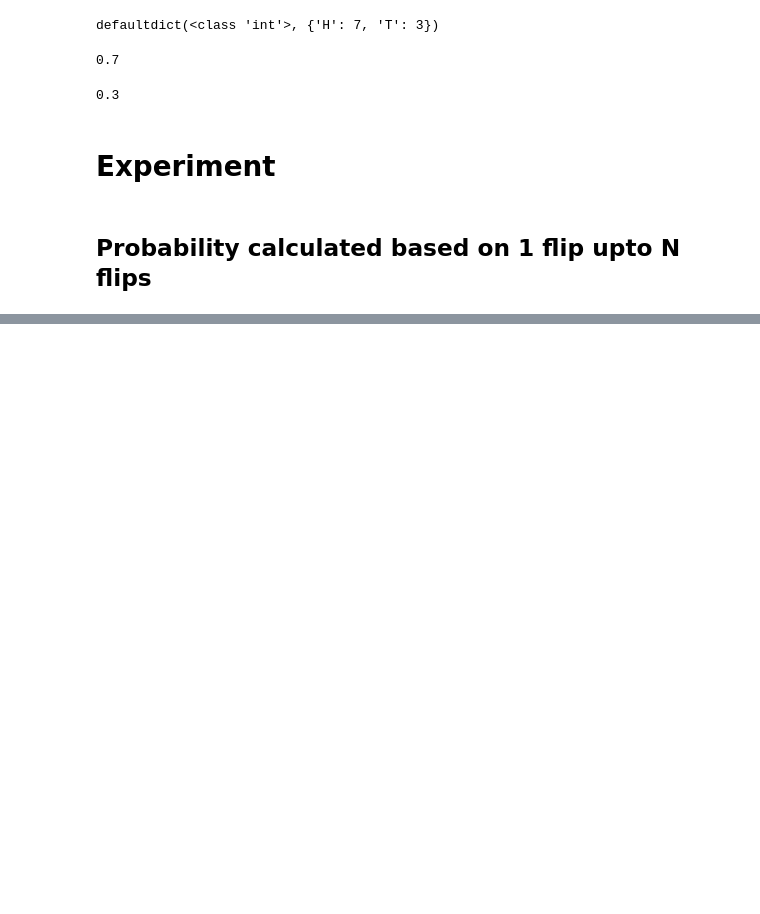
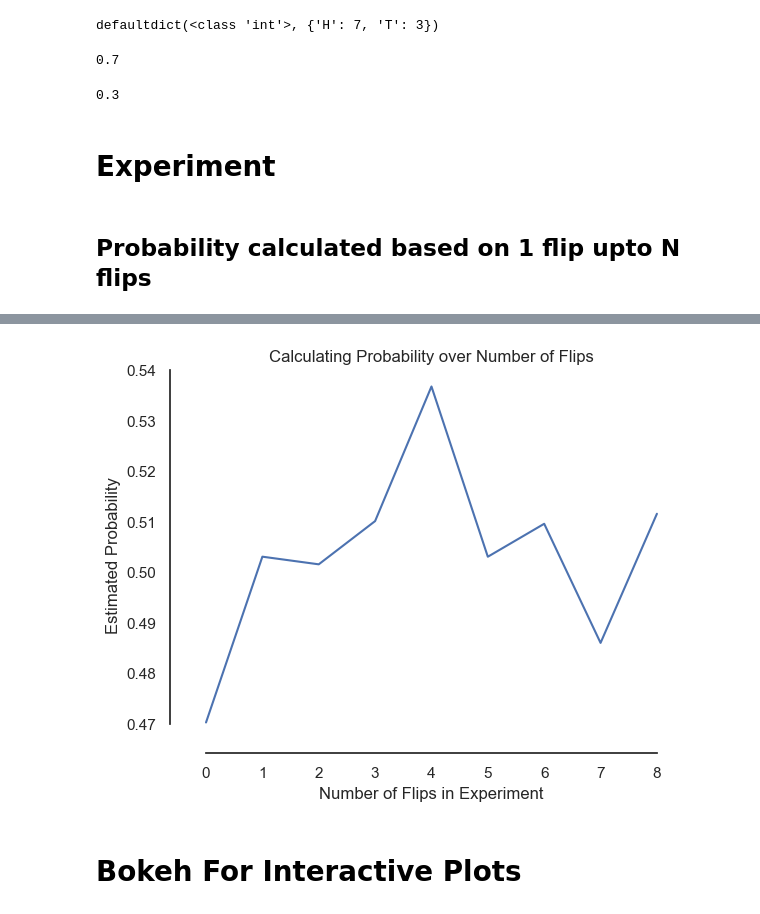
Before and after one commit to shafaq-aslam/statistics-prob, a Jupyter notebook: 05_coin_flips.ipynb, the cells around one changed output, grey strips where cells are left out. Cells and saved outputs as stored; diff of their text form; code cells hidden in the pictures; blank space fills up the shorter version.

```diff
--- a/05_coin_flips.ipynb
+++ b/05_coin_flips.ipynb
@@ -148,7 +148,11 @@ plt.show()
 # %%
-plt.plot(prob)
+plt.plot(prob[max_flips-10:])
 plt.ylabel("Estimated Probability")
 plt.xlabel("Number of Flips in Experiment")
 plt.title("Calculating Probability over Number of Flips")
 sns.despine(offset=10, trim=True)
 plt.show()
+# %% [output]
+[figure, added]
+# %% [markdown]
+# Bokeh For Interactive Plots
```
Also changed, not shown: parts of 7 cells of this notebook.
